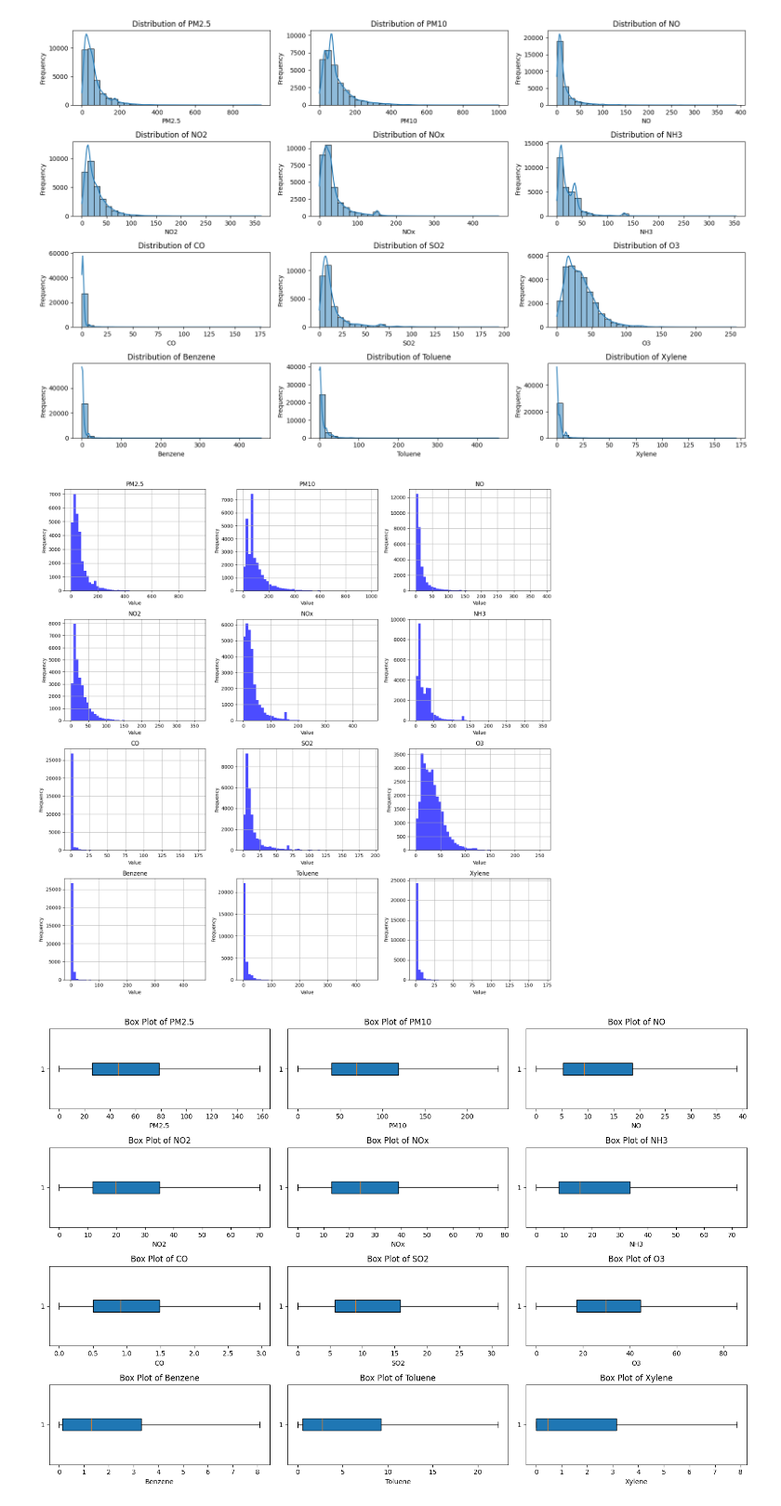
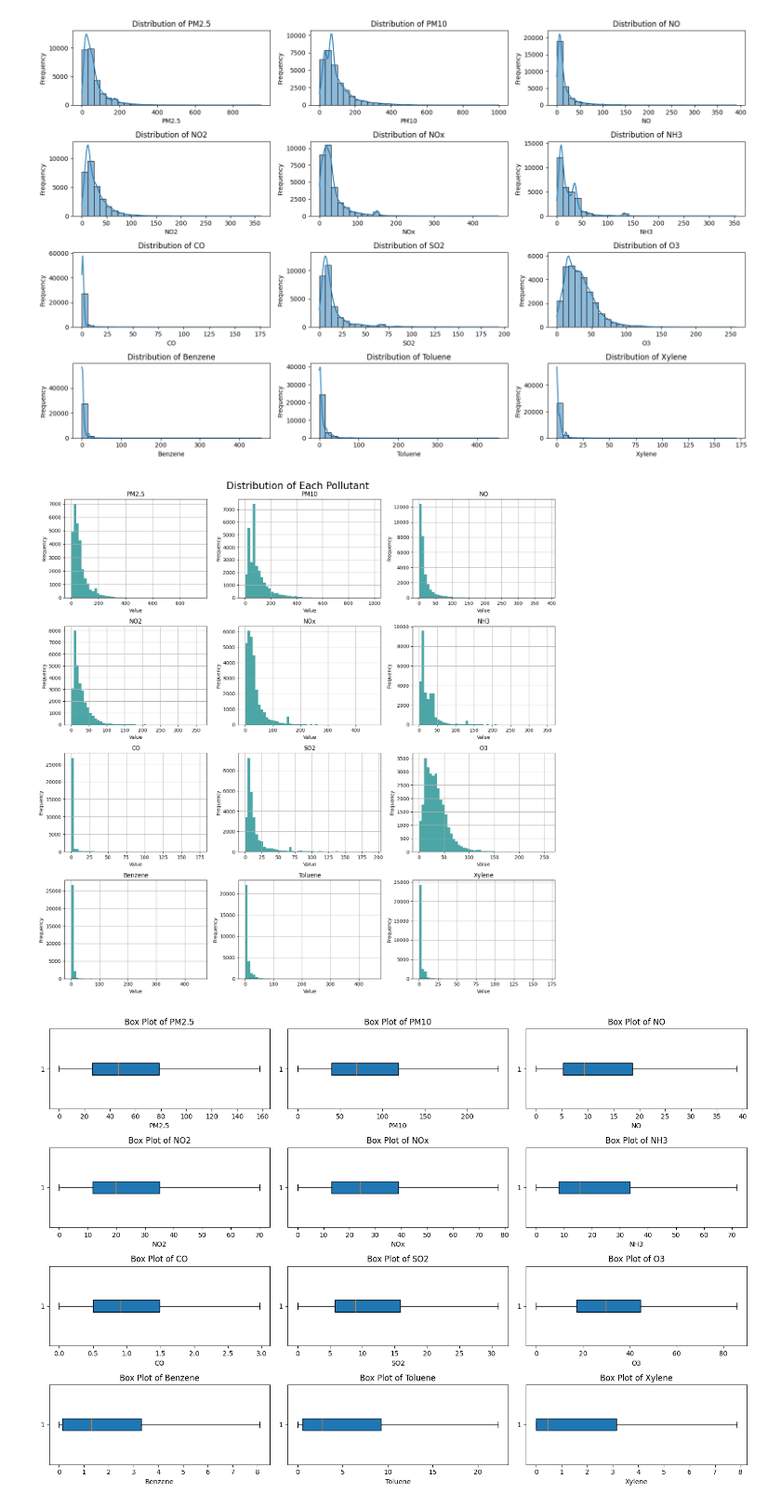
Before and after one commit to suryautharakumar/CMP7005_Programming_for_Data_Analysis, a Jupyter notebook: CMP7005_Programming_for_Data_Analysis_Final_Assessment.ipynb, the cells around one changed output. Shown at 93% size. Drawn from its saved outputs; the diff is of its cells as text; code cells hidden in the pictures.

```diff
--- a/CMP7005_Programming_for_Data_Analysis_Final_Assessment.ipynb
+++ b/CMP7005_Programming_for_Data_Analysis_Final_Assessment.ipynb
@@ -574,26 +575,26 @@ plt.show()
 # %%
 # Select numerical columns for visualization
 numerical_columns = ['PM2.5','PM10','NO','NO2','NOx','NH3','CO','SO2','O3','Benzene','Toluene','Xylene']
 
 # Create subplots
 fig, axes = plt.subplots(nrows=4, ncols=3, figsize=(15, 15))
 axes = axes.flatten()
 
 for i, column in enumerate(numerical_columns):
     ax = axes[i]
-    df[column].hist(bins=50, ax=ax, color='blue', alpha=0.7)
+    df[column].hist(bins=50, ax=ax, color='teal', alpha=0.7)
     ax.set_title(column)
     ax.set_xlabel('Value')
     ax.set_ylabel('Frequency')
 
 # Remove empty subplots
 for j in range(len(numerical_columns), len(axes)):
     fig.delaxes(axes[j])
-
+plt.suptitle("Distribution of Each Pollutant", fontsize=20)
 plt.tight_layout()
 plt.show()
 # %% [output]
-[figure, old version]
+[figure, new version]
 # %%
 # Define the pollutants to analyze
 pollutants = ['PM2.5','PM10','NO','NO2','NOx','NH3','CO','SO2','O3','Benzene','Toluene','Xylene']
```
Also changed, not shown: parts of 17 cells of this notebook.
